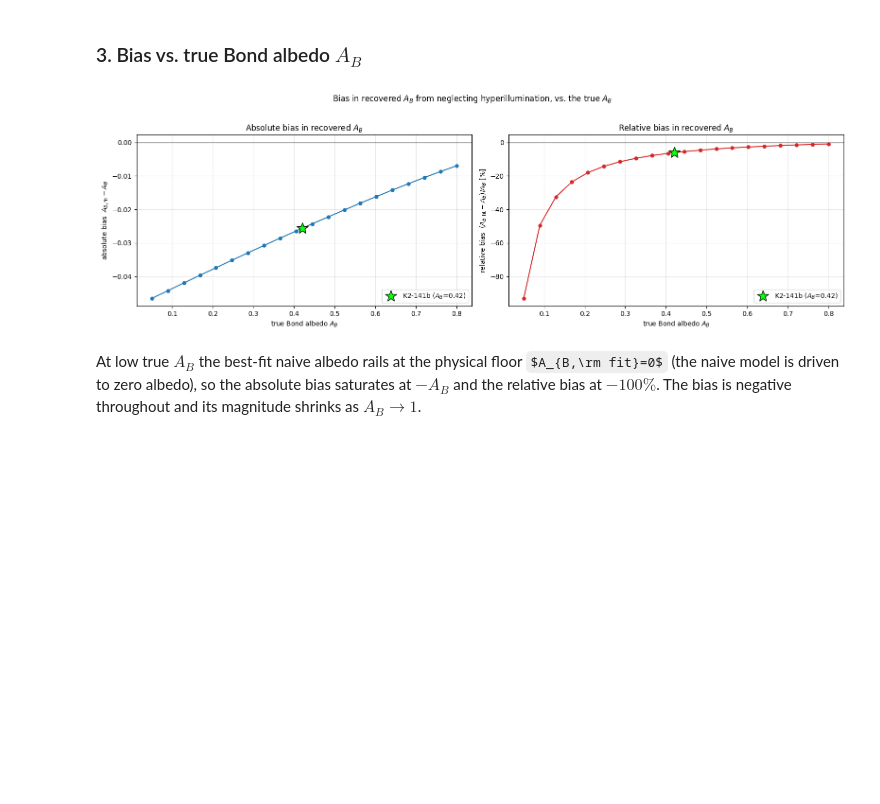
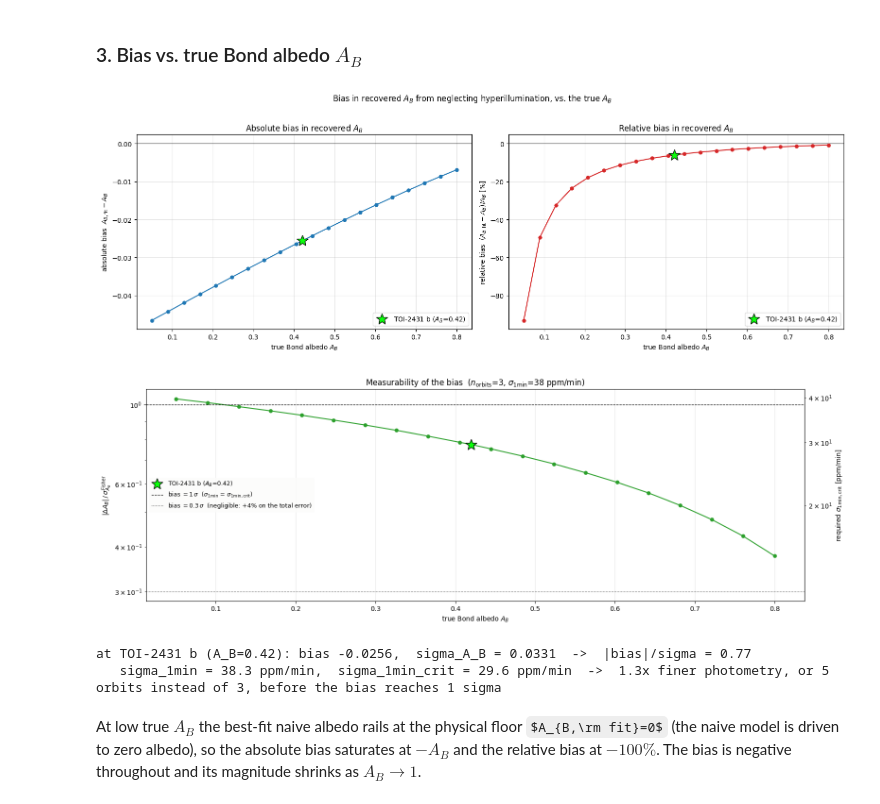
Before and after one commit to JonasSpiller/HyperPhase, a Jupyter notebook: HI PhaseCurve Fitting/AB_Bias.ipynb, the cells around one changed output. Cells and saved outputs as stored; diff of their text form; code cells hidden in the pictures; some formulas as TeX source; blank space fills up the shorter version.

Commit message:
Create F_AB_Bias.ipynb with F and A_B biases. Add Fisher sigma analysis.

```diff
--- a/HI PhaseCurve Fitting/AB_Bias.ipynb
+++ b/HI PhaseCurve Fitting/AB_Bias.ipynb
@@ -223,32 +223,49 @@ fig.tight_layout()
 # %% [markdown]
 ### 3. Bias vs. true Bond albedo $A_B$
 # %%
-# Vary the TRUE Bond albedo and refit the naive model at each value (single K2-141b geometry,
+# Vary the TRUE Bond albedo and refit the naive model at each value (single target geometry,
 # free baseline; free_offset=False is not meaningful here -- see 2.). Bias = A_fit - A_B_true.
 A_B_grid = np.unique(np.concatenate([np.linspace(0.05, 0.80, 20), [A_B_true]]))
 
-def bias_vs_AB(A_B_val):
-    _, truth = model_pcurve(cfg, "hyperillum", A_B_val)
-    A_fit, _, _ = fit_naive(cfg, truth, free_offset=True, bounds=(0., 1.))  # A_fit constrained to physical [0, 1]
-    return A_fit - A_B_val
+# naive fit at each true A_B (A_fit constrained to physical [0, 1]) plus its Fisher sigma, evaluated at the FIT, where the naive posterior sits
+sweep = bias_vs_true_AB(cfg, A_B_grid, redist=False)["naive"]
+bias_abs, sigma_fisher = sweep["bias_A_B"], sweep["sigma_A_B"]
+bias_rel = 100. * bias_abs / A_B_grid
+bias_sigma, sigma_1min_crit = measurability(bias_abs, sigma_fisher, cfg.sigma_1min)   # |bias| in units of sigma_A_B at the CURRENT sigma_1min, and the per-minute precision at which |bias| = sigma_A_B
+i0 = int(np.argmin(np.abs(A_B_grid - A_B_true)))   # nominal target point
 
-bias_abs = np.array(Parallel(n_jobs=-1, backend="loky")(delayed(bias_vs_AB)(A_B_val) for A_B_val in A_B_grid))
-get_reusable_executor().shutdown(wait=True)   # free the memory SPIDERMAN leaks in the workers
-bias_rel = 100. * bias_abs / A_B_grid
-i0 = int(np.argmin(np.abs(A_B_grid - A_B_true)))   # nominal K2-141b point
-
-fig, ax = plt.subplots(1, 2, figsize=(16, 5))
+fig, ax = plt.subplots(1, 2, figsize=(16, 5.5))   # absolute | relative
 for a_, y, ylab, ttl, col in ((ax[0], bias_abs, r"absolute bias  $A_{B,\rm fit}-A_B$", "Absolute", "C0"),
                               (ax[1], bias_rel, r"relative bias  $(A_{B,\rm fit}-A_B)/A_B$ [%]", "Relative", "C3")):
     a_.axhline(0, color="k", lw=.8)
     a_.plot(A_B_grid, y, "o-", color=col, lw=1.5, ms=5)
-    a_.plot(A_B_grid[i0], y[i0], "*", color="#0cff0c", ms=18, mec="k", label=f"K2-141b ($A_B$={A_B_true:.2f})")
+    a_.plot(A_B_grid[i0], y[i0], "*", color="#0cff0c", ms=18, mec="k", label=f"{planet.name} ($A_B$={A_B_true:.2f})")
     a_.set_xlabel(r"true Bond albedo $A_B$"); a_.set_ylabel(ylab)
     a_.set_title(ttl + r" bias in recovered $A_B$"); a_.grid(alpha=.3); a_.legend()
 fig.suptitle("Bias in recovered $A_B$ from neglecting hyperillumination, vs. the true $A_B$", y=1.02)
 fig.tight_layout()
+plt.show()
+
+# Is the bias measurable? |bias| / sigma_A_B, with sigma_A_B from the inverted Fisher matrix (offset marginalised, as in the fit).
+# The right axis is the SAME curve scaled by cfg.sigma_1min: the per-minute precision at which the bias would be a 1-sigma effect.
+# So the dashed horizontal line is where the instrument actually sits - the curve crossing it is the point where hyperillumination stops being ignorable.
+fig, a_ = plt.subplots(figsize=(16, 5.5))
+measurability_panel(a_, A_B_grid, [(bias_sigma, "o-", "C2", None)], i0, cfg, f"{planet.name} ($A_B$={A_B_true:.2f})",
+                    r"$|\Delta A_B|\,/\,\sigma_{A_B}^{\rm Fisher}$",
+                    r"Measurability of the bias  ($n_{\rm orbits}$=%d, $\sigma_{1\rm min}$=%.0f ppm/min)" % (cfg.n_orbits, cfg.sigma_1min))
+a_.grid(alpha=.3)
+fig.tight_layout()
+plt.show()
+
+fac = cfg.sigma_1min / sigma_1min_crit[i0]   # how much finer the photometry must get before the bias is a 1-sigma effect
+print(f"at {planet.name} (A_B={A_B_true:.2f}): bias {bias_abs[i0]:+.4f},  sigma_A_B = {sigma_fisher[i0]:.4f}  ->  |bias|/sigma = {bias_sigma[i0]:.2f}")
+print(f"   sigma_1min = {cfg.sigma_1min:.1f} ppm/min,  sigma_1min_crit = {sigma_1min_crit[i0]:.1f} ppm/min"
+      f"  ->  {fac:.1f}x finer photometry, or {fac ** 2 * cfg.n_orbits:.0f} orbits instead of {cfg.n_orbits}, before the bias reaches 1 sigma")
 # %% [output]
-[figure, old version]
+[figure, new version]
+[figure, added]
+at TOI-2431 b (A_B=0.42): bias -0.0256,  sigma_A_B = 0.0331  ->  |bias|/sigma = 0.77
+   sigma_1min = 38.3 ppm/min,  sigma_1min_crit = 29.6 ppm/min  ->  1.3x finer photometry, or 5 orbits instead of 3, before the bias reaches 1 sigma
 # %% [markdown]
 At low true $A_B$ the best-fit naive albedo rails at the physical floor $A_{B,\rm fit}=0$ (the naive model is driven to zero albedo), so the absolute bias saturates at $-A_B$ and the relative bias at $-100\%$. The bias is negative throughout and its magnitude shrinks as $A_B\to1$.
 # %% [markdown]
```
Also changed, not shown: parts of 12 cells of this notebook, 6 other files.
